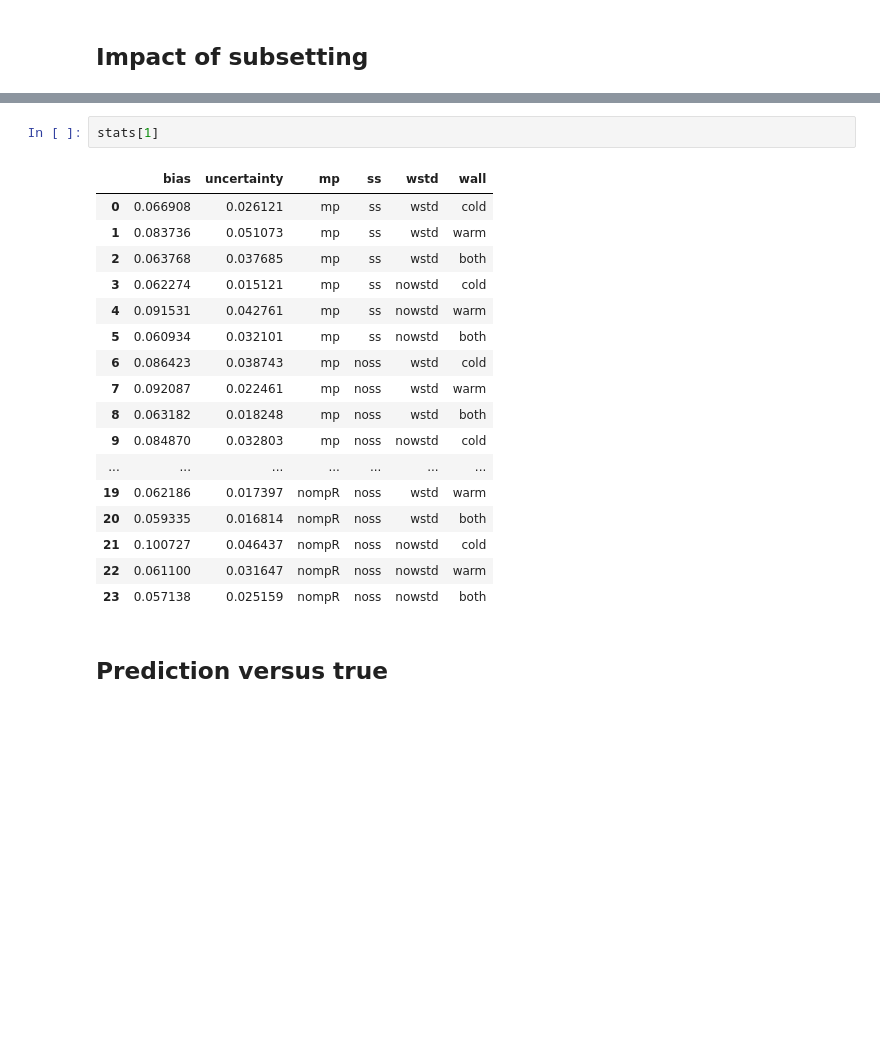
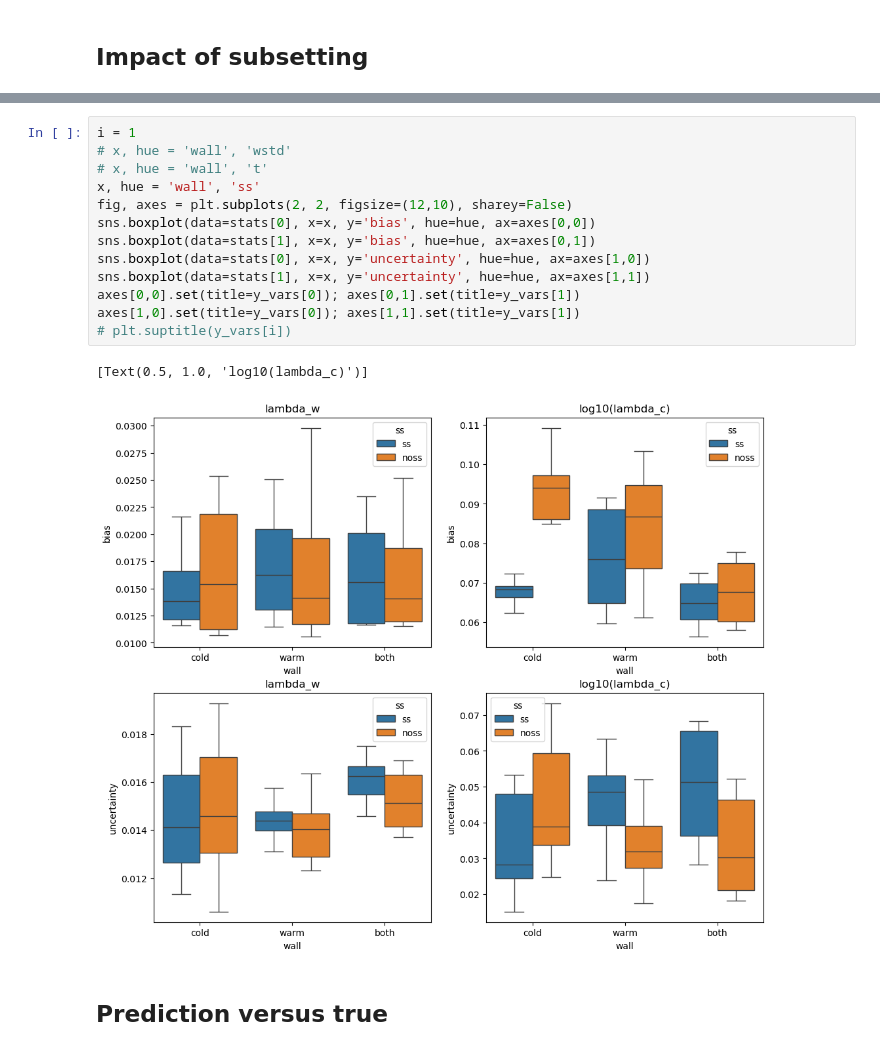
Before and after one commit to PeishiJiang/KIM, a Jupyter notebook: examples/im_cloudmodel/postprocessing-kims.ipynb, the cells around one changed output, grey strips where cells are left out. Cells and saved outputs as stored; diff of their text form; blank space fills up the shorter version.

```diff
--- a/examples/im_cloudmodel/postprocessing-kims.ipynb
+++ b/examples/im_cloudmodel/postprocessing-kims.ipynb
@@ -191,23 +219,19 @@ axes[1,0].set(title=y_vars[0]); axes[1,1].set(title=y_vars[1])
-# %%
-stats[1]
-# %% [output]
-|  | bias | uncertainty | mp | ss | wstd | wall |
-| 0 | 0.066908 | 0.026121 | mp | ss | wstd | cold |
-| 1 | 0.083736 | 0.051073 | mp | ss | wstd | warm |
-| 2 | 0.063768 | 0.037685 | mp | ss | wstd | both |
-| 3 | 0.062274 | 0.015121 | mp | ss | nowstd | cold |
-| 4 | 0.091531 | 0.042761 | mp | ss | nowstd | warm |
-| 5 | 0.060934 | 0.032101 | mp | ss | nowstd | both |
-| 6 | 0.086423 | 0.038743 | mp | noss | wstd | cold |
-| 7 | 0.092087 | 0.022461 | mp | noss | wstd | warm |
-| 8 | 0.063182 | 0.018248 | mp | noss | wstd | both |
-| 9 | 0.084870 | 0.032803 | mp | noss | nowstd | cold |
-| ... | ... | ... | ... | ... | ... | ... |
-| 19 | 0.062186 | 0.017397 | nompR | noss | wstd | warm |
-| 20 | 0.059335 | 0.016814 | nompR | noss | wstd | both |
-| 21 | 0.100727 | 0.046437 | nompR | noss | nowstd | cold |
-| 22 | 0.061100 | 0.031647 | nompR | noss | nowstd | warm |
-| 23 | 0.057138 | 0.025159 | nompR | noss | nowstd | both |
+# %%
+i = 1
+# x, hue = 'wall', 'wstd'
+# x, hue = 'wall', 't'
+x, hue = 'wall', 'ss'
+fig, axes = plt.subplots(2, 2, figsize=(12,10), sharey=False)
+sns.boxplot(data=stats[0], x=x, y='bias', hue=hue, ax=axes[0,0])
+sns.boxplot(data=stats[1], x=x, y='bias', hue=hue, ax=axes[0,1])
+sns.boxplot(data=stats[0], x=x, y='uncertainty', hue=hue, ax=axes[1,0])
+sns.boxplot(data=stats[1], x=x, y='uncertainty', hue=hue, ax=axes[1,1])
+axes[0,0].set(title=y_vars[0]); axes[0,1].set(title=y_vars[1])
+axes[1,0].set(title=y_vars[0]); axes[1,1].set(title=y_vars[1])
+# plt.suptitle(y_vars[i])
+# %% [output]
+[Text(0.5, 1.0, 'log10(lambda_c)')]
+[figure, added]
 # %% [markdown]
 ## Prediction versus true
 # %%
```
Also changed, not shown: parts of 12 cells of this notebook, 4 other files.
